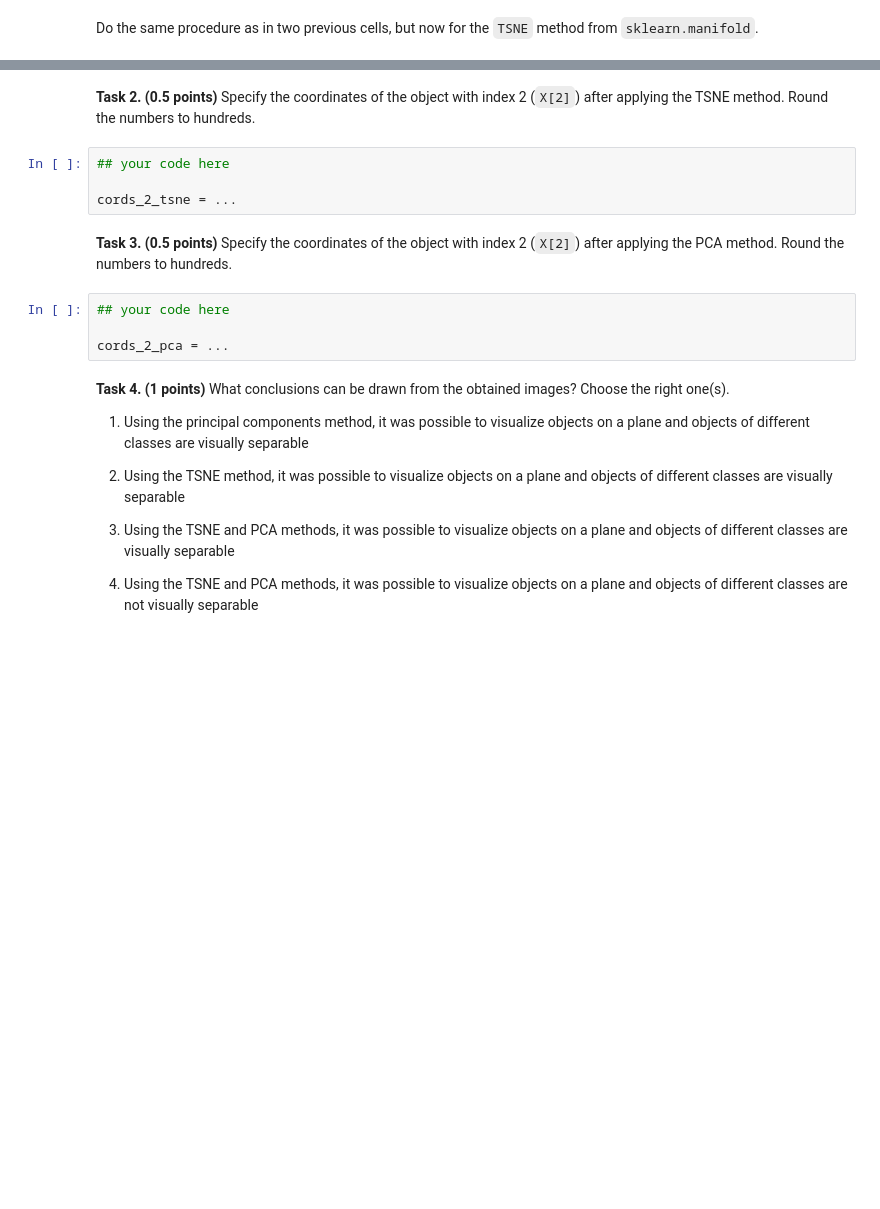
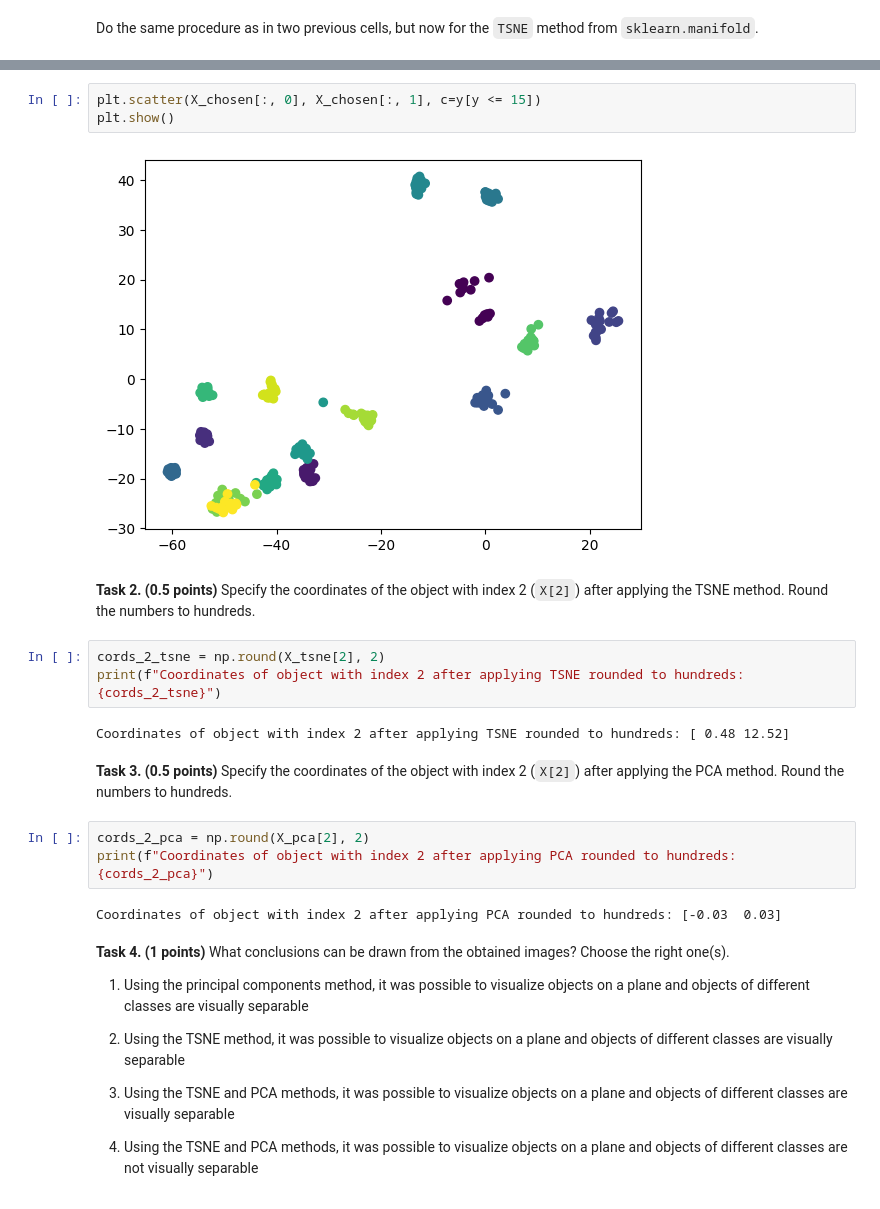
Before and after one commit to qwatro2/hse-mmad, a Jupyter notebook: hw5/Vlasov_NA_222_hw5.ipynb, the cells around one changed output, grey strips where cells are left out. Saved outputs shown, nothing was run; the diff lists cells and outputs as text; blank space fills up the shorter version.

```diff
--- a/hw5/Vlasov_NA_222_hw5.ipynb
+++ b/hw5/Vlasov_NA_222_hw5.ipynb
@@ -83,15 +131,22 @@ Do the same procedure as in two previous cells, but now for the `TSNE` method fr
+# %%
+plt.scatter(X_chosen[:, 0], X_chosen[:, 1], c=y[y <= 15])
+plt.show()
+# %% [output]
+[figure, added]
 # %% [markdown]
 **Task 2. <a id="task2"></a> (0.5 points)** Specify the coordinates of the object with index 2 (`X[2]`) after applying the TSNE method. Round the numbers to hundreds.
 # %%
-## your code here
-
-cords_2_tsne = ...
+cords_2_tsne = np.round(X_tsne[2], 2)
+print(f"Coordinates of object with index 2 after applying TSNE rounded to hundreds: {cords_2_tsne}")
+# %% [output]
+Coordinates of object with index 2 after applying TSNE rounded to hundreds: [ 0.48 12.52]
 # %% [markdown]
 **Task 3. <a id="task3"></a> (0.5 points)** Specify the coordinates of the object with index 2 (`X[2]`) after applying the PCA method. Round the numbers to hundreds.
 # %%
-## your code here
-
-cords_2_pca = ...
+cords_2_pca = np.round(X_pca[2], 2)
+print(f"Coordinates of object with index 2 after applying PCA rounded to hundreds: {cords_2_pca}")
+# %% [output]
+Coordinates of object with index 2 after applying PCA rounded to hundreds: [-0.03  0.03]
 # %% [markdown]
 **Task 4. <a id="task4"></a> (1 points)** What conclusions can be drawn from the obtained images? Choose the right one(s).
 
```
Also changed, not shown: parts of 35 cells of this notebook.
